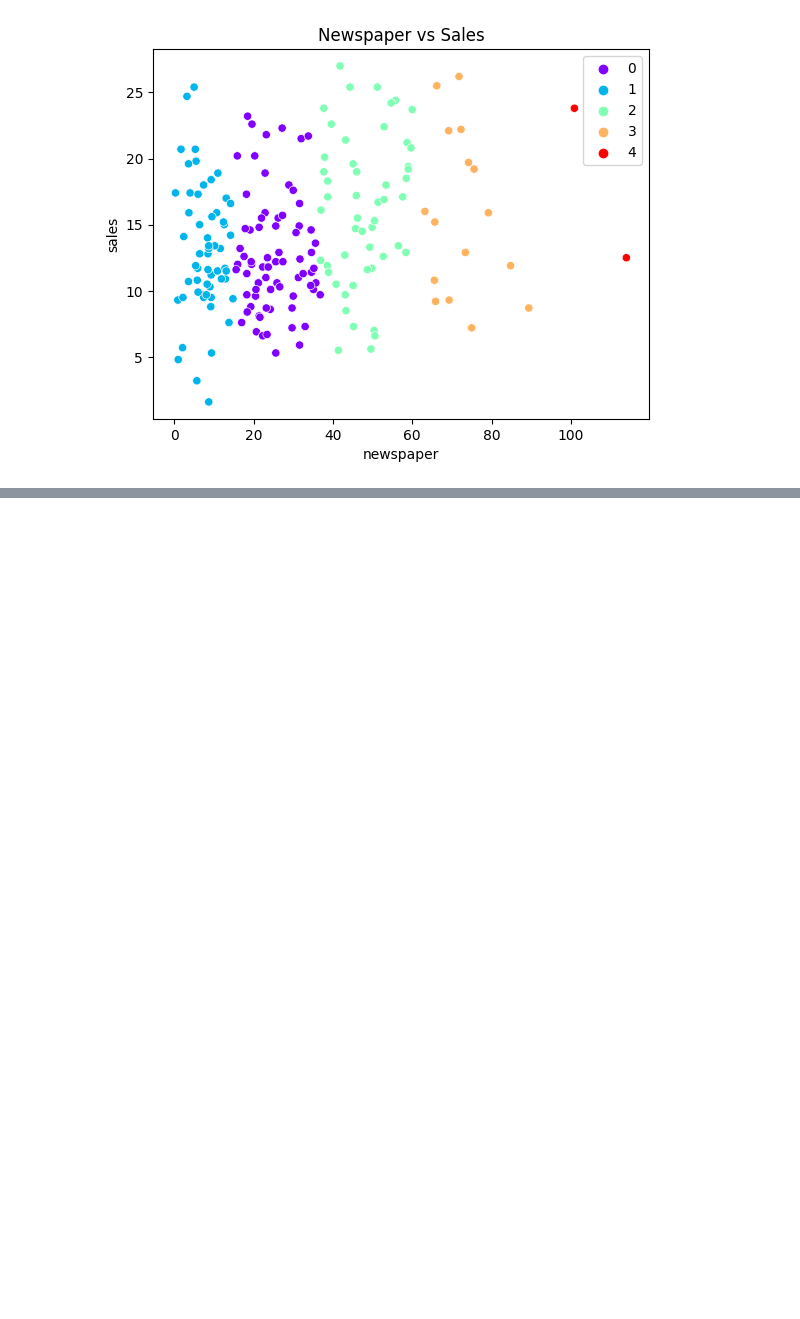
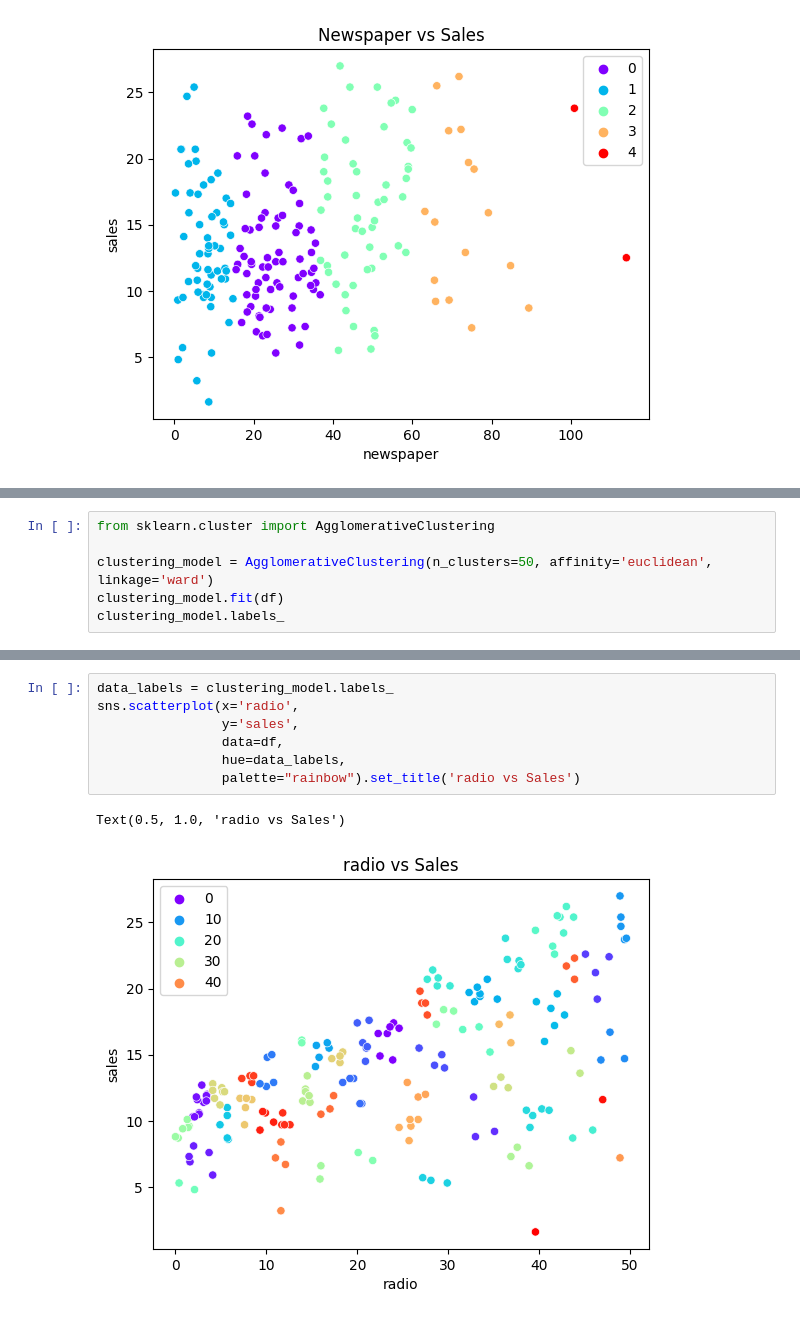
Before and after one commit to ayushjain01/ML-Lab, a Jupyter notebook: Part B/UnSupervised Learning Algorithms - Hierarchical Clustering.ipynb, the cells around one changed output, grey strips where cells are left out. Cells and saved outputs as stored; diff of their text form; blank space fills up the shorter version.

```diff
--- a/Part B/UnSupervised Learning Algorithms - Hierarchical Clustering.ipynb
+++ b/Part B/UnSupervised Learning Algorithms - Hierarchical Clustering.ipynb
@@ -63,0 +91,6 @@ Text(0.5, 1.0, 'Newspaper vs Sales')
+# %%
+from sklearn.cluster import AgglomerativeClustering
+
+clustering_model = AgglomerativeClustering(n_clusters=50, affinity='euclidean', linkage='ward')
+clustering_model.fit(df)
+clustering_model.labels_
@@ -63,0 +110,10 @@ Text(0.5, 1.0, 'Newspaper vs Sales')
+# %%
+data_labels = clustering_model.labels_
+sns.scatterplot(x='radio',
+                y='sales',
+                data=df,
+                hue=data_labels,
+                palette="rainbow").set_title('radio vs Sales')
+# %% [output]
+Text(0.5, 1.0, 'radio vs Sales')
+[figure, added]
```
Also changed, not shown: parts of 10 cells of this notebook, 1 other file.
